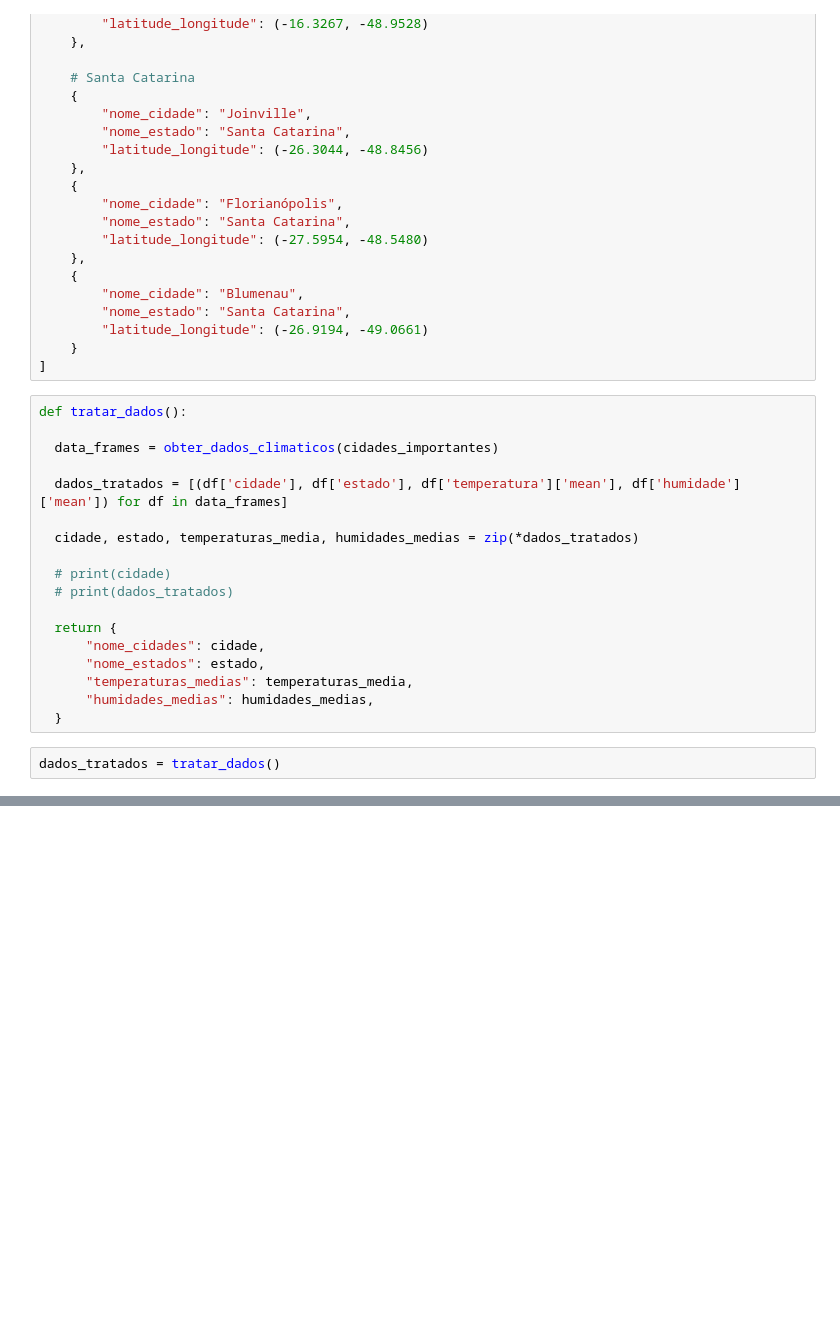
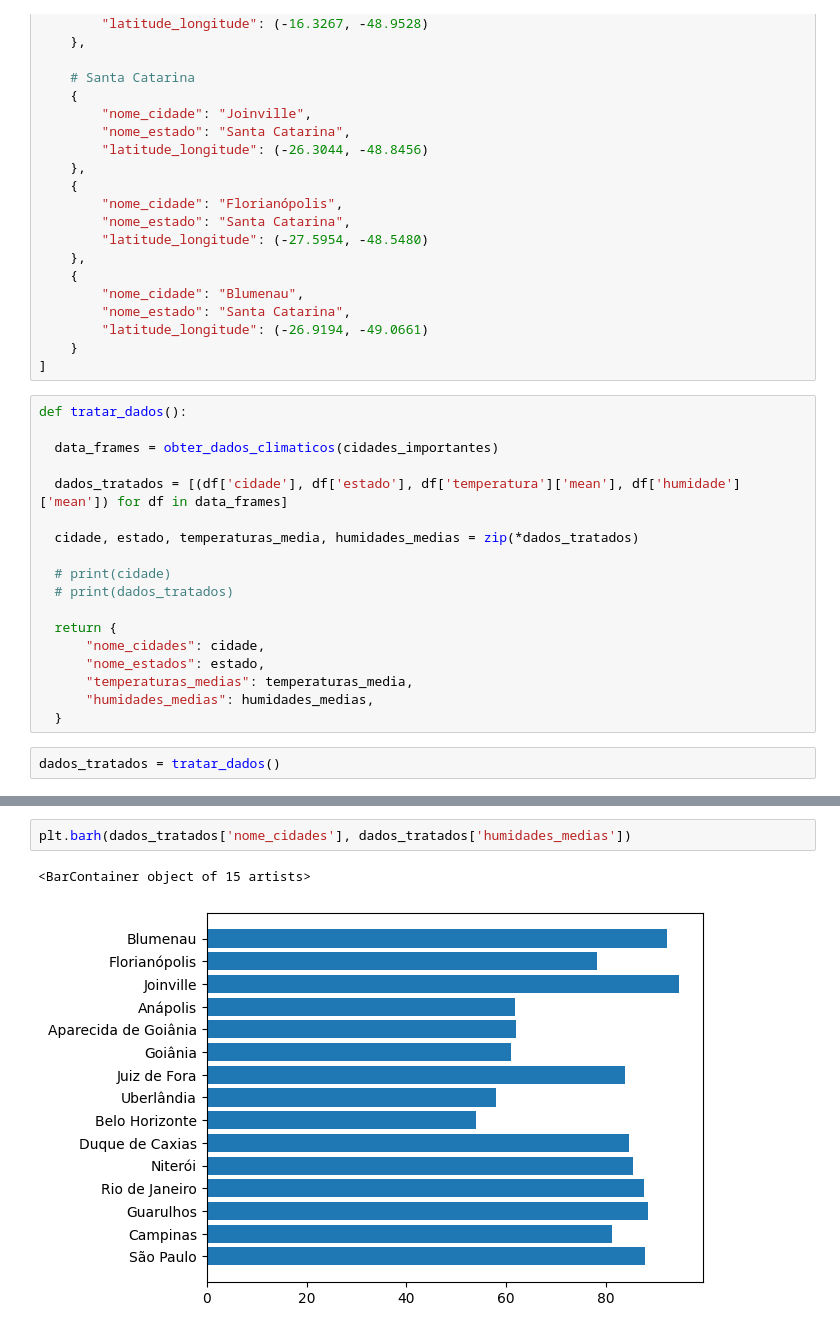
Before and after one commit to lucassilva-aiengineer/Pratica-Data-Sciense, a Jupyter notebook: pratica_3/pratica_datasciense_3.ipynb, the cells around one changed output, grey strips where cells are left out. Cells and saved outputs as stored; diff of their text form; blank space fills up the shorter version.

```diff
--- a/pratica_3/pratica_datasciense_3.ipynb
+++ b/pratica_3/pratica_datasciense_3.ipynb
@@ -201,0 +200,5 @@ plt.show()
+# %%
+plt.barh(dados_tratados['nome_cidades'], dados_tratados['humidades_medias'])
+# %% [output]
+<BarContainer object of 15 artists>
+[figure, added]
```
Also changed, not shown: parts of 9 cells of this notebook.
